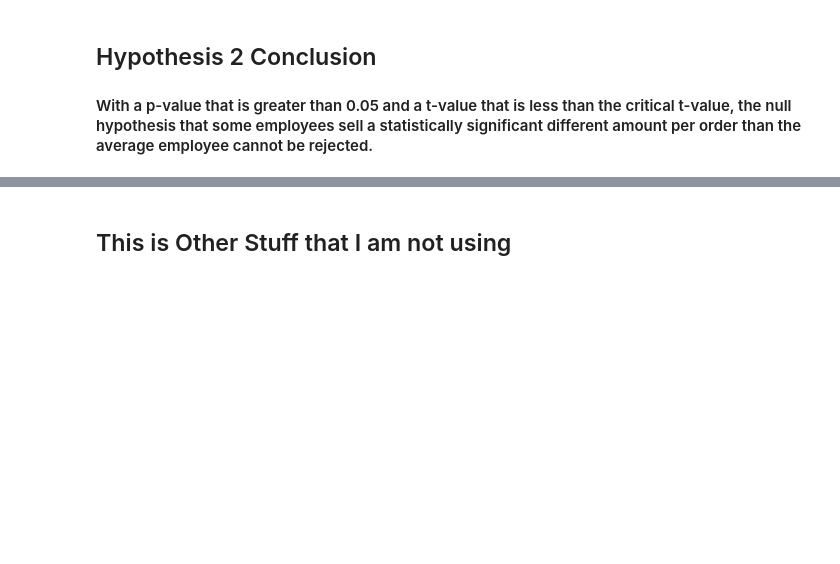
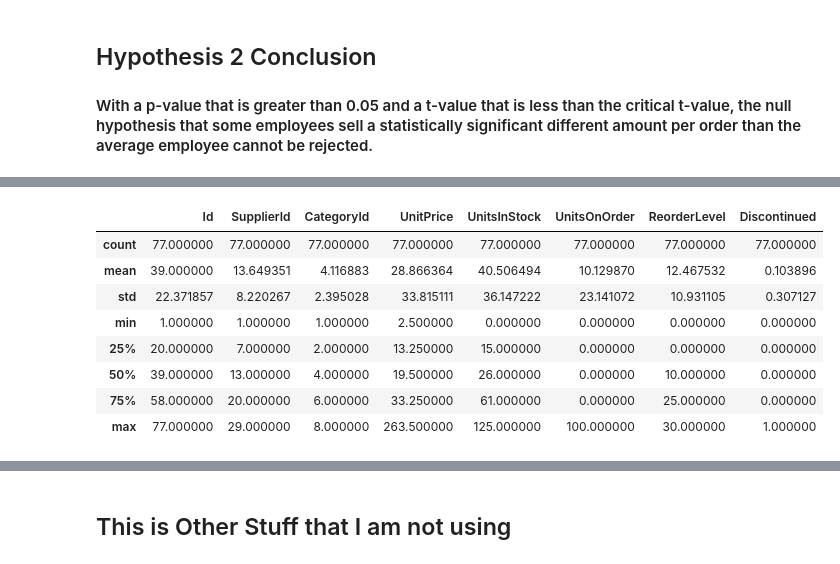
Before and after one commit to MagicMilly/dsc-2-final-project-online-ds-ft-100118, a Jupyter notebook: student.ipynb, the cells around one changed output, grey strips where cells are left out. Drawn from its saved outputs; the diff is of its cells as text; code cells hidden in the pictures; blank space fills up the shorter version.

```diff
--- a/student.ipynb
+++ b/student.ipynb
@@ -596,0 +646,12 @@ if abs(t) < critical_t:
+# %%
+product_df.describe()
+# %% [output]
+|  | Id | SupplierId | CategoryId | UnitPrice | UnitsInStock | UnitsOnOrder | ReorderLevel | Discontinued |
+| count | 77.000000 | 77.000000 | 77.000000 | 77.000000 | 77.000000 | 77.000000 | 77.000000 | 77.000000 |
+| mean | 39.000000 | 13.649351 | 4.116883 | 28.866364 | 40.506494 | 10.129870 | 12.467532 | 0.103896 |
+| std | 22.371857 | 8.220267 | 2.395028 | 33.815111 | 36.147222 | 23.141072 | 10.931105 | 0.307127 |
+| min | 1.000000 | 1.000000 | 1.000000 | 2.500000 | 0.000000 | 0.000000 | 0.000000 | 0.000000 |
+| 25% | 20.000000 | 7.000000 | 2.000000 | 13.250000 | 15.000000 | 0.000000 | 0.000000 | 0.000000 |
+| 50% | 39.000000 | 13.000000 | 4.000000 | 19.500000 | 26.000000 | 0.000000 | 10.000000 | 0.000000 |
+| 75% | 58.000000 | 20.000000 | 6.000000 | 33.250000 | 61.000000 | 0.000000 | 25.000000 | 0.000000 |
+| max | 77.000000 | 29.000000 | 8.000000 | 263.500000 | 125.000000 | 100.000000 | 30.000000 | 1.000000 |
```
Also changed, not shown: parts of 15 cells of this notebook.
